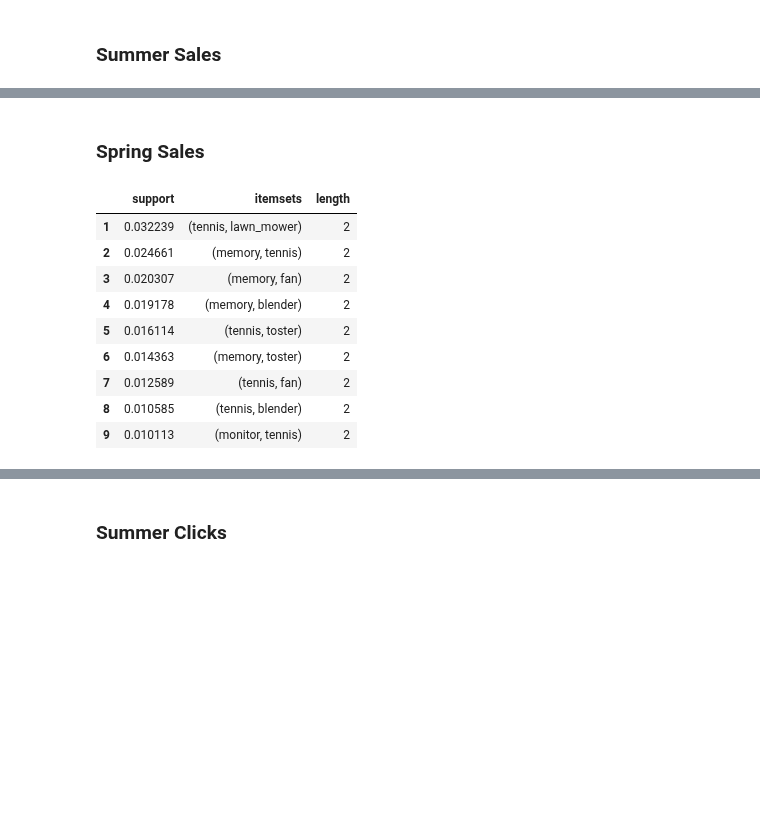
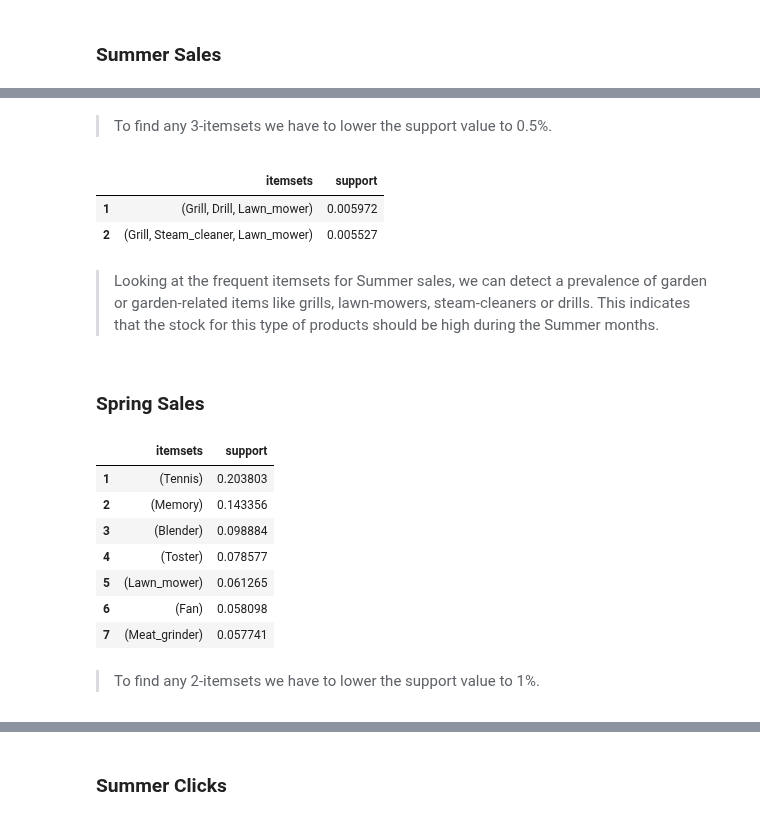
Before and after one commit to flpsantos3/PD_01, a Jupyter notebook: PD_202021_P1.ipynb, the cells around one changed output, grey strips where cells are left out. Cells and saved outputs as stored; diff of their text form; code cells hidden in the pictures; blank space fills up the shorter version.

```diff
--- a/PD_202021_P1.ipynb
+++ b/PD_202021_P1.ipynb
@@ -1166,31 +1181,48 @@ itemsets_summer_buys
+# %% [markdown]
+> To find any 3-itemsets we have to lower the support value to 0.5%.
+# %%
+# FP-Growth
+frequent_summer_buys=fpgrowth(summer_buys_binary, min_support=0.005,use_colnames=True)
+frequent_summer_buys['length'] = frequent_summer_buys['itemsets'].apply(lambda x: len(x))
+
+# only 3-itemsets
+itemsets_summer_buys=frequent_summer_buys[frequent_summer_buys['length']==3]
+itemsets_summer_buys=itemsets_summer_buys.sort_values(by=['support'], ascending=False)
+itemsets_summer_buys=itemsets_summer_buys.reset_index(drop=True)
+itemsets_summer_buys.index+=1
+itemsets_summer_buys[['itemsets', 'support']]
+# %% [output]
+|  | itemsets | support |
+| 1 | (Grill, Drill, Lawn_mower) | 0.005972 |
+| 2 | (Grill, Steam_cleaner, Lawn_mower) | 0.005527 |
+# %% [markdown]
+> Looking at the frequent itemsets for Summer sales, we can detect a prevalence of garden or garden-related items like grills, lawn-mowers, steam-cleaners or drills. This indicates that the stock for this type of products should be high during the Summer months.
 # %% [markdown]
 ### Spring Sales
 # %%
 # Binary database
 tr_enc = TransactionEncoder()
 trans_array = tr_enc.fit(spring_buys).transform(spring_buys)
 spring_buys_binary = pd.DataFrame(trans_array, columns=tr_enc.columns_)
 
-# FP-Growth
-frequent_spring_buys=fpgrowth(spring_buys_binary, min_support=0.01,use_colnames=True)
+# FP-Growth - support > 5%
+frequent_spring_buys=fpgrowth(spring_buys_binary, min_support=0.05,use_colnames=True)
 frequent_spring_buys['length'] = frequent_spring_buys['itemsets'].apply(lambda x: len(x))
-frequent_spring_buys=frequent_spring_buys.sort_values(by=['length','support'], ascending=False)
-frequent_spring_buys=frequent_spring_buys.reset_index(drop=True)
-frequent_spring_buys.index+=1
 
-# only 2 and 3 itemsets
-itemsets_spring_buys=frequent_spring_buys[frequent_spring_buys['length']>1]
+# only 1-itemsets
+itemsets_spring_buys=frequent_spring_buys[frequent_spring_buys['length']==1]
+itemsets_spring_buys=itemsets_spring_buys.sort_values(by=['support'], ascending=False)
 itemsets_spring_buys=itemsets_spring_buys.reset_index(drop=True)
 itemsets_spring_buys.index+=1
-itemsets_spring_buys
+itemsets_spring_buys[['itemsets', 'support']]
 # %% [output]
-|  | support | itemsets | length |
-| 1 | 0.032239 | (tennis, lawn_mower) | 2 |
-| 2 | 0.024661 | (memory, tennis) | 2 |
-| 3 | 0.020307 | (memory, fan) | 2 |
-| 4 | 0.019178 | (memory, blender) | 2 |
-| 5 | 0.016114 | (tennis, toster) | 2 |
-| 6 | 0.014363 | (memory, toster) | 2 |
-| 7 | 0.012589 | (tennis, fan) | 2 |
-| 8 | 0.010585 | (tennis, blender) | 2 |
-| 9 | 0.010113 | (monitor, tennis) | 2 |
+|  | itemsets | support |
+| 1 | (Tennis) | 0.203803 |
+| 2 | (Memory) | 0.143356 |
+| 3 | (Blender) | 0.098884 |
+| 4 | (Toster) | 0.078577 |
+| 5 | (Lawn_mower) | 0.061265 |
+| 6 | (Fan) | 0.058098 |
+| 7 | (Meat_grinder) | 0.057741 |
+# %% [markdown]
+> To find any 2-itemsets we have to lower the support value to 1%.
```
Also changed, not shown: parts of 42 cells of this notebook.
